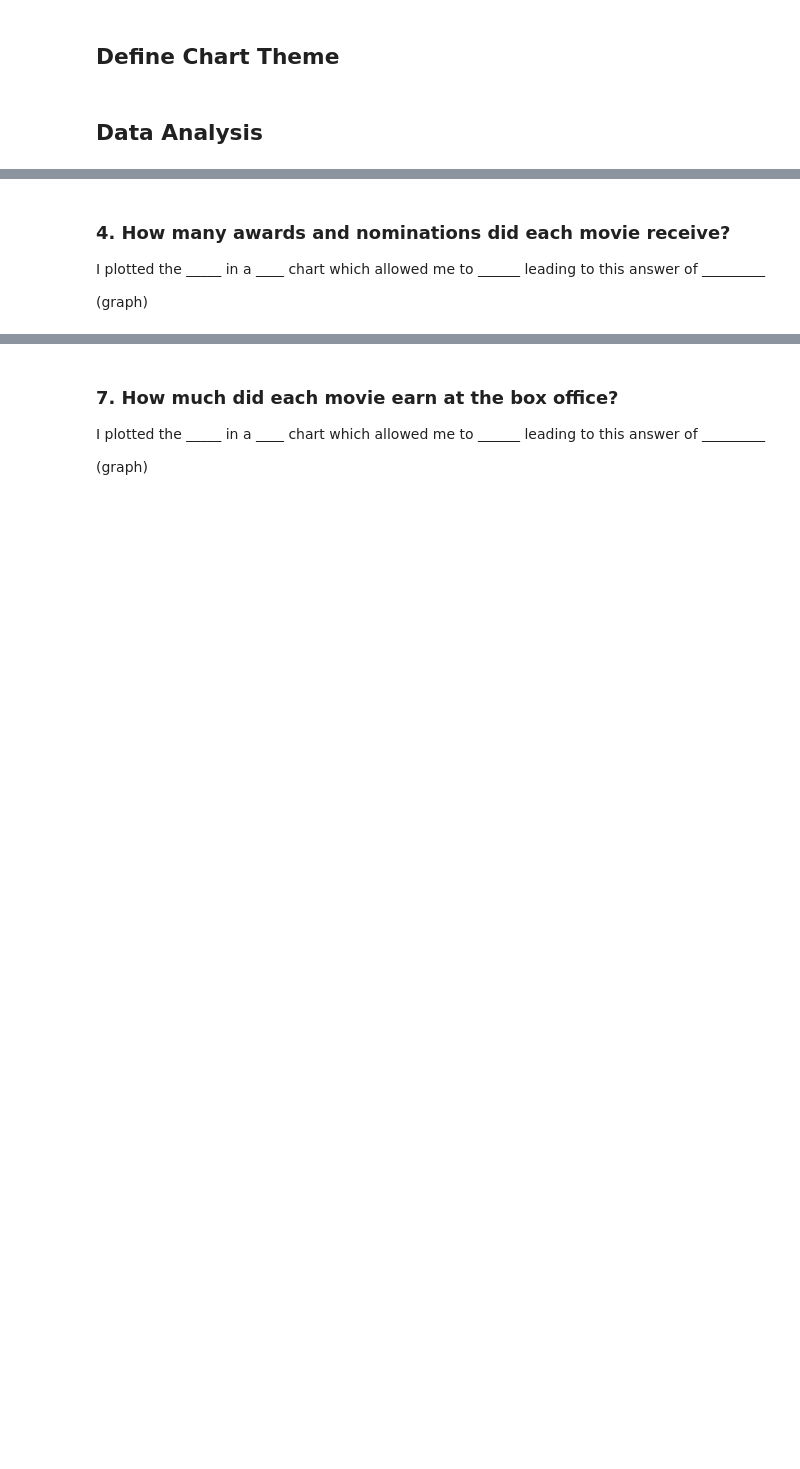
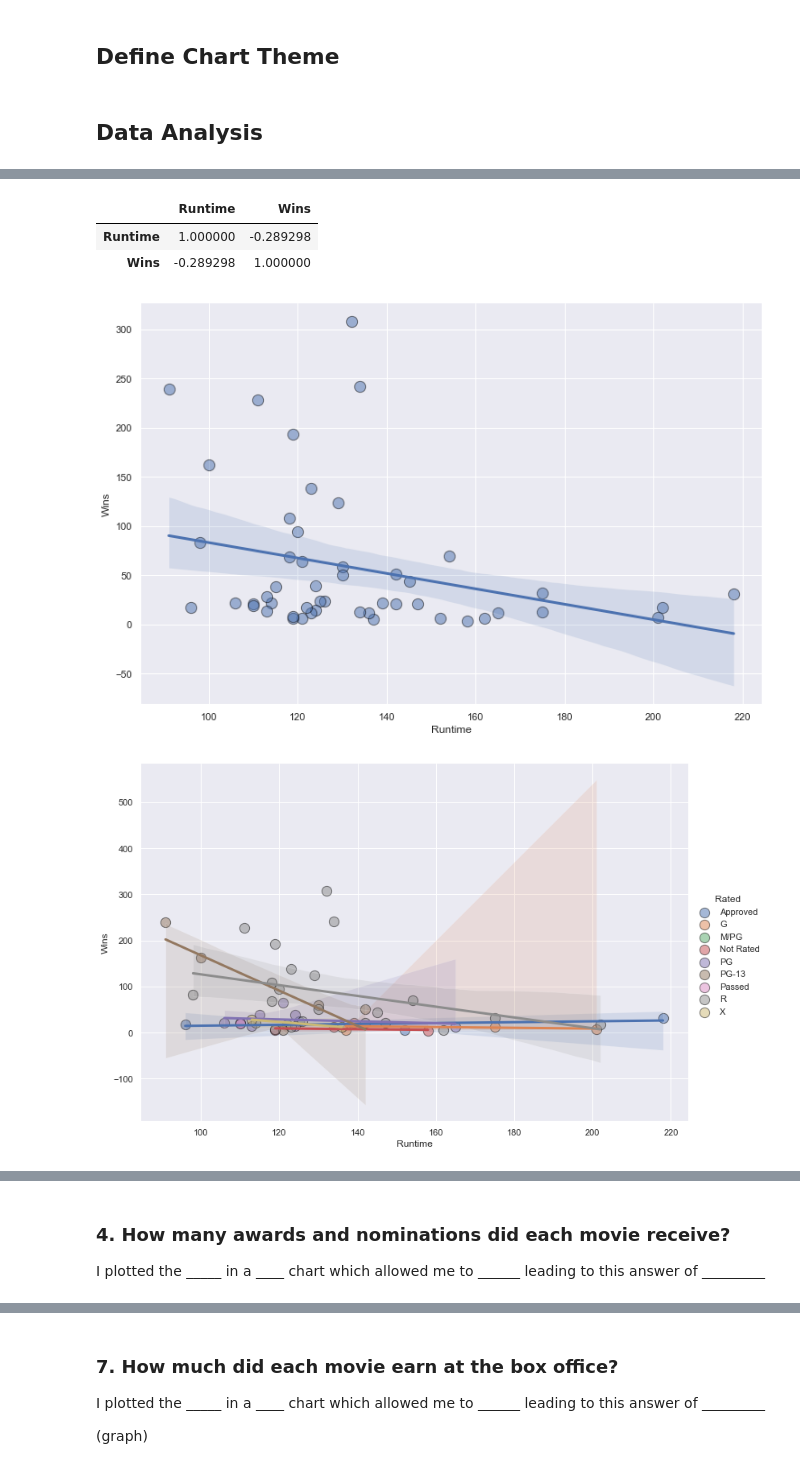
Before and after one commit to danpoynor/omdb-api-data-analysis, a Jupyter notebook: movie_analysis.ipynb, the cells around one changed output, grey strips where cells are left out. Drawn from its saved outputs; the diff is of its cells as text; code cells hidden in the pictures; blank space fills up the shorter version.

```diff
--- a/movie_analysis.ipynb
+++ b/movie_analysis.ipynb
@@ -66,0 +375,52 @@ I plotted the _____ in a ____ chart which allowed me to ______ leading to this a
+# %%
+# Create a new DataFrame with only movie titles, their runtime and their wins sorted by runtime
+movie_runtimes_and_wins = df[["Title", "Runtime", "Wins", "Rated"]].sort_values(by="Runtime", ascending=False)
+
+# Convert Runtime and Wins to float
+# lmplot() seems to like float values better than int sometimes
+movie_runtimes_and_wins["Runtime"] = movie_runtimes_and_wins["Runtime"].astype(float)
+movie_runtimes_and_wins["Wins"] = movie_runtimes_and_wins["Wins"].astype(float)
+
+# Plot general runtime vs wins
+sns.lmplot(
+  x='Runtime',
+  y='Wins',
+  data=movie_runtimes_and_wins,
+  height=7,
+  aspect=1.5,
+  scatter_kws=scatter_dots,
+  line_kws=line_style
+)
+
+# Plot runtime vs wins for each movie rating
+sns.lmplot(
+  x='Runtime',
+  y='Wins',
+  data=movie_runtimes_and_wins,
+  hue="Rated",
+  height=7,
+  aspect=1.5,
+  scatter_kws=scatter_dots,
+  line_kws=line_style
+)
+
+# Plot facet grid of runtime vs wins for each movie rating
+g = sns.lmplot(
+  x='Runtime',
+  y='Wins',
+  data=movie_runtimes_and_wins,
+  hue="Rated",
+  col="Rated",
+  scatter_kws=scatter_dots,
+  line_kws=line_style,
+  truncate=False, # Remove some whitespace around the plots
+  col_wrap=3,  # Only show 3 plots per row
+)
+
+movie_runtimes_and_wins.corr()
+# %% [output]
+|  | Runtime | Wins |
+| Runtime | 1.000000 | -0.289298 |
+| Wins | -0.289298 | 1.000000 |
+[figure, added]
+[figure, added]
@@ -68,5 +429,3 @@ I plotted the _____ in a ____ chart which allowed me to ______ leading to this a
 ### 4. How many awards and nominations did each movie receive?
 
 I plotted the _____ in a ____ chart which allowed me to ______ leading to this answer of _________
-
-(graph)
```
Also changed, not shown: parts of 25 cells of this notebook.
